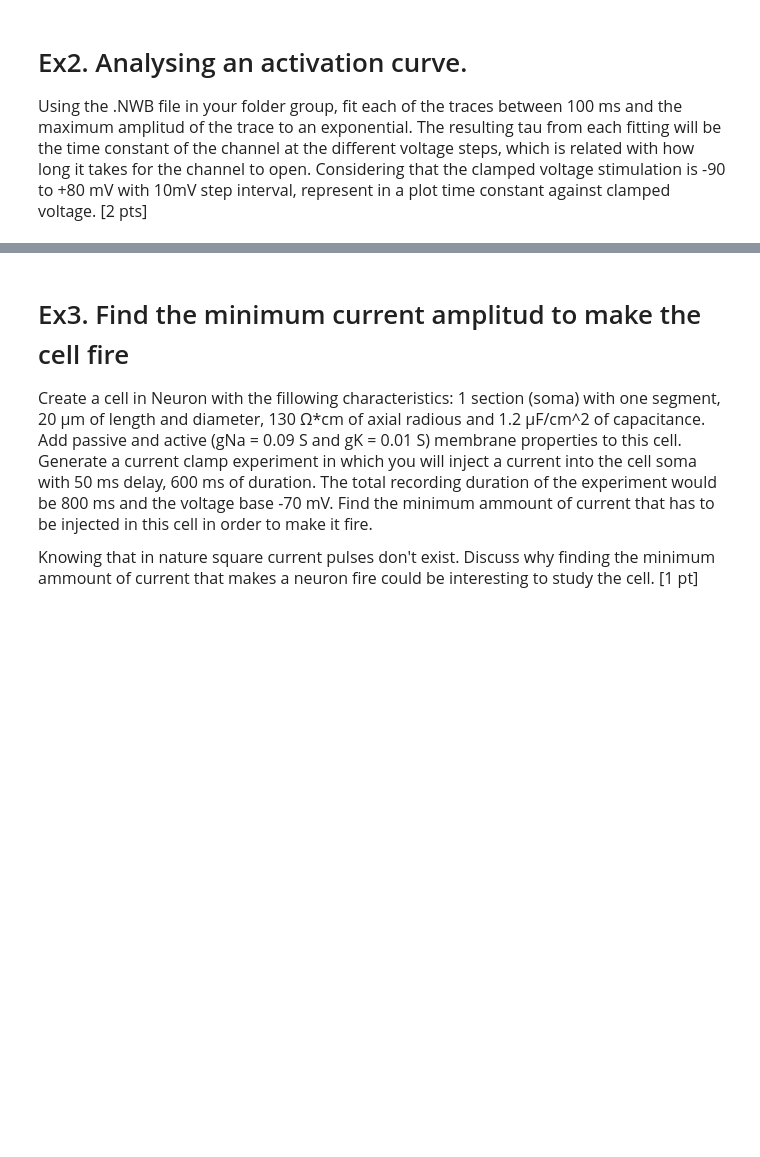
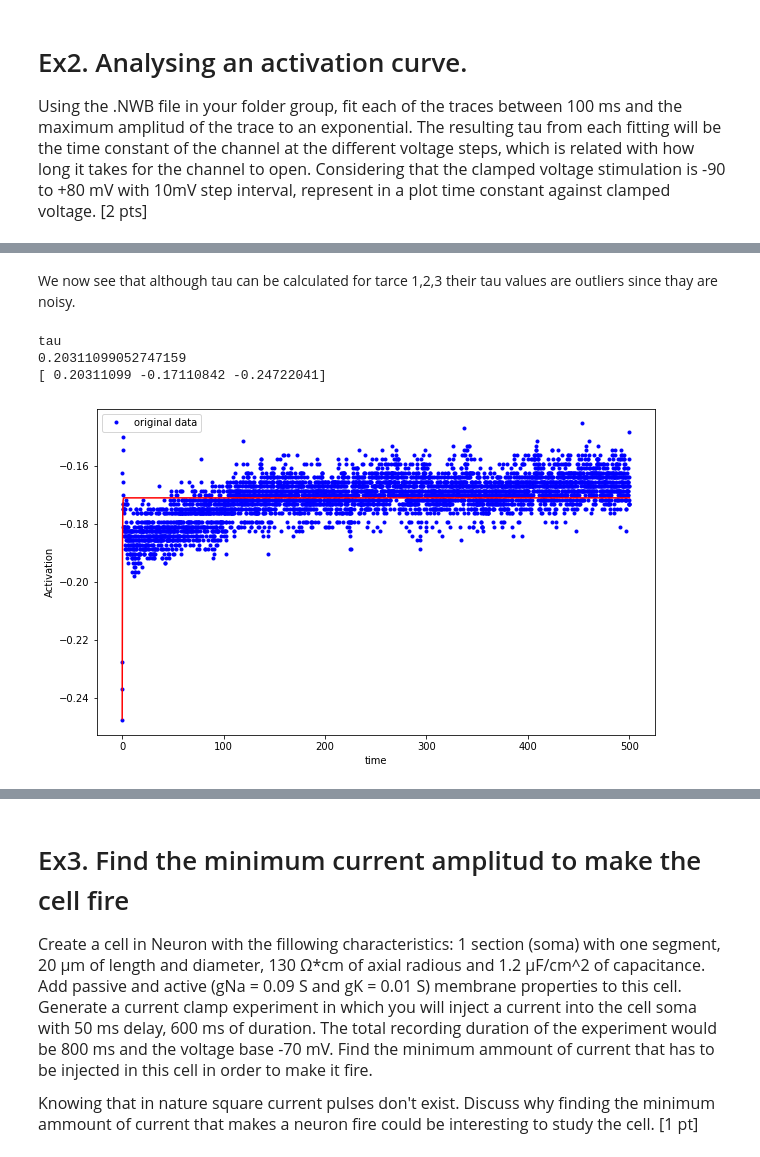
Before and after one commit to jjt20/InSilicoClass, a Jupyter notebook: my_notebooks/Week3/Week3_HomeWork.ipynb, the cells around one changed output, grey strips where cells are left out. Drawn from its saved outputs; the diff is of its cells as text; code cells hidden in the pictures; blank space fills up the shorter version.

```diff
--- a/my_notebooks/Week3/Week3_HomeWork.ipynb
+++ b/my_notebooks/Week3/Week3_HomeWork.ipynb
@@ -24,0 +176,50 @@
+# %%
+def Activation_fit_and_plot (data, x_interval, x_start, column):
+    '''fit an exponential and plot the result also print optimal values of parameters'''
+    # get time in msec
+    time = create_time_vector(data.shape, x_start, x_interval)
+
+    # select column in data
+    data = data[:,column]
+
+    data, time = select(data,time)
+
+    time = time.ravel()
+
+    # the assumption of the model is that time starts at 0 !
+    time = (time - 100)
+
+    ''' fit an exponential curve to data '''
+
+    popt, pcov = curve_fit(Activation_expo, time, data)
+    perr = np.sqrt(np.diag(pcov))
+
+    print('tau')
+    print(popt[0])
+    print(popt)
+
+    plt.figure(figsize=(10,6))
+    plt.xlabel('time')
+    plt.ylabel('Activation')
+    plt.plot(time, data, '.b', label='original data' )
+    plt.plot(time, Activation_expo(time, *popt), '-r')#,label='fit: vh=%.3f, slope=%.3f, vh_error=%.3f, slope_error=%.3f' %(*popt,*perr))
+    plt.legend()
+    plt.show()
+# %% [markdown]
+We now see that although tau can be calculated for tarce 1,2,3 their tau values are outliers since thay are noisy.
+# %%
+data_path = 'Group7/rCell9699.nwb'
+
+rep = '2'
+
+data, x_interval, x_start = read_trace_from_nwd(data_path, 'Activation', rep)
+
+column = 3
+title='Activation'
+
+Activation_fit_and_plot(data, x_interval, x_start, column)
+# %% [output]
+tau
+0.20311099052747159
+[ 0.20311099 -0.17110842 -0.24722041]
+[figure, added]
```
Also changed, not shown: parts of 17 cells of this notebook, 3 other files.
